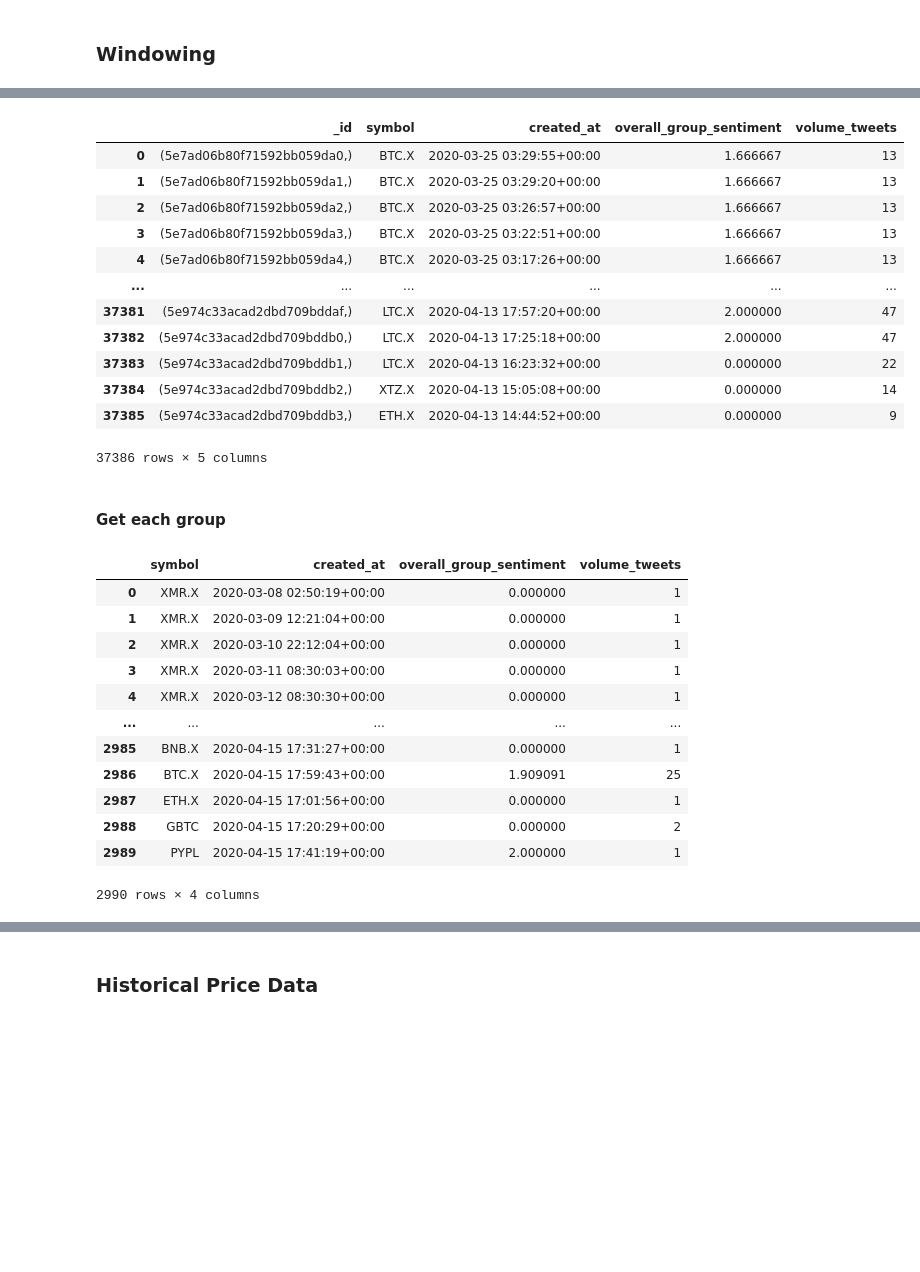
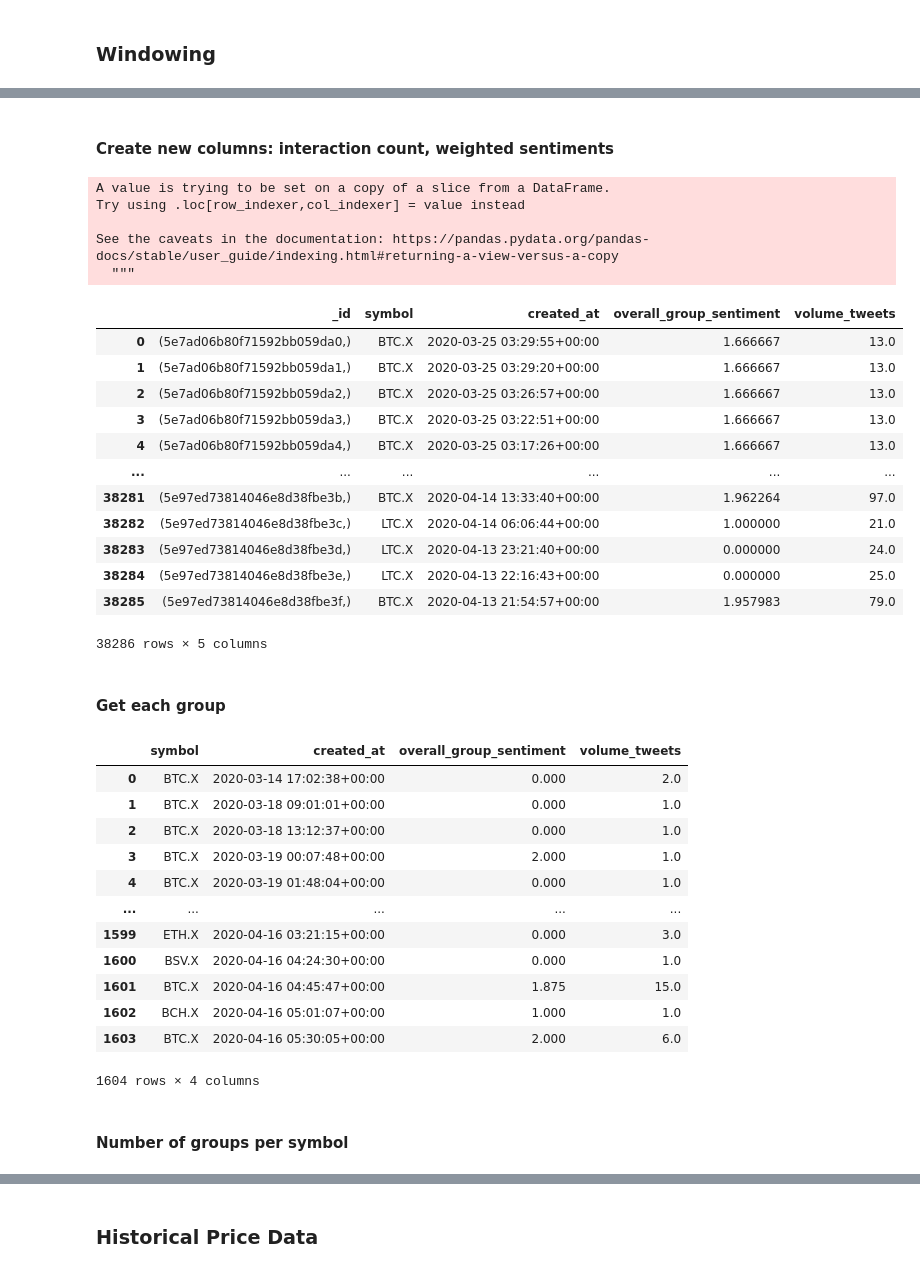
Before and after one commit to hweelin-yeo/CryptOracle, a Jupyter notebook: ds_project.ipynb, the cells around one changed output, grey strips where cells are left out. Drawn from its saved outputs; the diff is of its cells as text; code cells hidden in the pictures; blank space fills up the shorter version.

Commit message:
cleared out non-essential symbols

```diff
--- a/ds_project.ipynb
+++ b/ds_project.ipynb
@@ -28,6 +28,8 @@ pandas = messages_df.toPandas()
 #messages_df is a spark df whereas pandas is a pandas dataframe. For a single host functionality, pandas df has more utility than spark df
 #Issue with sql filter commands, hence resorting to pandas.
 #Our spark cluster contains of a single host [local system], hence we will not notice any performance difference between a pandas dataframe and a spark sql dataframe
+# %%
+SYMBOLS_LIST = ['BTC.X', 'BSV.X', 'BCH.X', 'LTC.X', 'ETH.X', 'DOGE.X']
 # %%
 messages_df.printSchema()
 # %% [output]
@@ -118,5 +112,15 @@ Name: 5701, dtype: object
 # randomly pick one? note that the tweets are duplicated alr
 # also removed [] as list is unhashable when using groupby
 
-required['symbol'] = required.apply(lambda row: row['symbol'][0] if len(row['symbol']) == 1
-                                    else row['symbol'][random.randint(0, len(row['symbol']) - 1)], axis=1)
+def pick_one_symbol(symbols):
+    index = 0
+    while (index < len(symbols)):
+        if (symbols[index] in SYMBOLS_LIST):
+            return symbols[index]
+        index += 1
+
+    return None
+
+required['symbol'] = required['symbol'].apply(lambda symbols: pick_one_symbol(symbols))
+# required = required.dropna(subset=['symbol'])
+required
@@ -123,3 +141,5 @@ required['symbol'] = required.apply(lambda row: row['symbol'][0] if len(row['sym
+# %% [markdown]
+#### Create new columns: interaction count, weighted sentiments
 # %%
 # Use tweets' likes/reshares to weigh grouped sentiments
 
@@ -152,19 +172,24 @@ required['volume_tweets'] = required['_id'].groupby([required.created_at.dt.date
 
 required
 # %% [output]
+A value is trying to be set on a copy of a slice from a DataFrame.
+Try using .loc[row_indexer,col_indexer] = value instead
+
+See the caveats in the documentation: https://pandas.pydata.org/pandas-docs/stable/user_guide/indexing.html#returning-a-view-versus-a-copy
+  """
 |  | _id | symbol | created_at | overall_group_sentiment | volume_tweets |
-| 0 | (5e7ad06b80f71592bb059da0,) | BTC.X | 2020-03-25 03:29:55+00:00 | 1.666667 | 13 |
-| 1 | (5e7ad06b80f71592bb059da1,) | BTC.X | 2020-03-25 03:29:20+00:00 | 1.666667 | 13 |
-| 2 | (5e7ad06b80f71592bb059da2,) | BTC.X | 2020-03-25 03:26:57+00:00 | 1.666667 | 13 |
-| 3 | (5e7ad06b80f71592bb059da3,) | BTC.X | 2020-03-25 03:22:51+00:00 | 1.666667 | 13 |
-| 4 | (5e7ad06b80f71592bb059da4,) | BTC.X | 2020-03-25 03:17:26+00:00 | 1.666667 | 13 |
+| 0 | (5e7ad06b80f71592bb059da0,) | BTC.X | 2020-03-25 03:29:55+00:00 | 1.666667 | 13.0 |
+| 1 | (5e7ad06b80f71592bb059da1,) | BTC.X | 2020-03-25 03:29:20+00:00 | 1.666667 | 13.0 |
+| 2 | (5e7ad06b80f71592bb059da2,) | BTC.X | 2020-03-25 03:26:57+00:00 | 1.666667 | 13.0 |
+| 3 | (5e7ad06b80f71592bb059da3,) | BTC.X | 2020-03-25 03:22:51+00:00 | 1.666667 | 13.0 |
+| 4 | (5e7ad06b80f71592bb059da4,) | BTC.X | 2020-03-25 03:17:26+00:00 | 1.666667 | 13.0 |
 | ... | ... | ... | ... | ... | ... |
-| 37381 | (5e974c33acad2dbd709bddaf,) | LTC.X | 2020-04-13 17:57:20+00:00 | 2.000000 | 47 |
-| 37382 | (5e974c33acad2dbd709bddb0,) | LTC.X | 2020-04-13 17:25:18+00:00 | 2.000000 | 47 |
-| 37383 | (5e974c33acad2dbd709bddb1,) | LTC.X | 2020-04-13 16:23:32+00:00 | 0.000000 | 22 |
-| 37384 | (5e974c33acad2dbd709bddb2,) | XTZ.X | 2020-04-13 15:05:08+00:00 | 0.000000 | 14 |
-| 37385 | (5e974c33acad2dbd709bddb3,) | ETH.X | 2020-04-13 14:44:52+00:00 | 0.000000 | 9 |
+| 38281 | (5e97ed73814046e8d38fbe3b,) | BTC.X | 2020-04-14 13:33:40+00:00 | 1.962264 | 97.0 |
+| 38282 | (5e97ed73814046e8d38fbe3c,) | LTC.X | 2020-04-14 06:06:44+00:00 | 1.000000 | 21.0 |
+| 38283 | (5e97ed73814046e8d38fbe3d,) | LTC.X | 2020-04-13 23:21:40+00:00 | 0.000000 | 24.0 |
+| 38284 | (5e97ed73814046e8d38fbe3e,) | LTC.X | 2020-04-13 22:16:43+00:00 | 0.000000 | 25.0 |
+| 38285 | (5e97ed73814046e8d38fbe3f,) | BTC.X | 2020-04-13 21:54:57+00:00 | 1.957983 | 79.0 |
-37386 rows × 5 columns
+38286 rows × 5 columns
 # %%
 grouped = required.groupby([required.created_at.dt.date, required.created_at.dt.hour,required.symbol])
 # %% [markdown]
@@ -172,20 +197,22 @@ grouped = required.groupby([required.created_at.dt.date, required.created_at.dt.
 # %%
 first_row_groups = grouped.first()
 groups_df = pd.DataFrame(first_row_groups)
-groups_df.index = groups_df.index.set_names(['day', 'hour', 'symbol'])
+groups_df.index = groups_df.index.set_names(['day', 'hour', 'symbol_a'])
 groups_df = groups_df.reset_index()[['symbol', 'created_at', 'overall_group_sentiment', 'volume_tweets']]
 groups_df
 # %% [output]
 |  | symbol | created_at | overall_group_sentiment | volume_tweets |
-| 0 | XMR.X | 2020-03-08 02:50:19+00:00 | 0.000000 | 1 |
-| 1 | XMR.X | 2020-03-09 12:21:04+00:00 | 0.000000 | 1 |
-| 2 | XMR.X | 2020-03-10 22:12:04+00:00 | 0.000000 | 1 |
-| 3 | XMR.X | 2020-03-11 08:30:03+00:00 | 0.000000 | 1 |
-| 4 | XMR.X | 2020-03-12 08:30:30+00:00 | 0.000000 | 1 |
+| 0 | BTC.X | 2020-03-14 17:02:38+00:00 | 0.000 | 2.0 |
+| 1 | BTC.X | 2020-03-18 09:01:01+00:00 | 0.000 | 1.0 |
+| 2 | BTC.X | 2020-03-18 13:12:37+00:00 | 0.000 | 1.0 |
+| 3 | BTC.X | 2020-03-19 00:07:48+00:00 | 2.000 | 1.0 |
+| 4 | BTC.X | 2020-03-19 01:48:04+00:00 | 0.000 | 1.0 |
 | ... | ... | ... | ... | ... |
-| 2985 | BNB.X | 2020-04-15 17:31:27+00:00 | 0.000000 | 1 |
-| 2986 | BTC.X | 2020-04-15 17:59:43+00:00 | 1.909091 | 25 |
-| 2987 | ETH.X | 2020-04-15 17:01:56+00:00 | 0.000000 | 1 |
-| 2988 | GBTC | 2020-04-15 17:20:29+00:00 | 0.000000 | 2 |
-| 2989 | PYPL | 2020-04-15 17:41:19+00:00 | 2.000000 | 1 |
+| 1599 | ETH.X | 2020-04-16 03:21:15+00:00 | 0.000 | 3.0 |
+| 1600 | BSV.X | 2020-04-16 04:24:30+00:00 | 0.000 | 1.0 |
+| 1601 | BTC.X | 2020-04-16 04:45:47+00:00 | 1.875 | 15.0 |
+| 1602 | BCH.X | 2020-04-16 05:01:07+00:00 | 1.000 | 1.0 |
+| 1603 | BTC.X | 2020-04-16 05:30:05+00:00 | 2.000 | 6.0 |
-2990 rows × 4 columns
+1604 rows × 4 columns
+# %% [markdown]
+#### Number of groups per symbol
```
Also changed, not shown: parts of 6 cells of this notebook.
